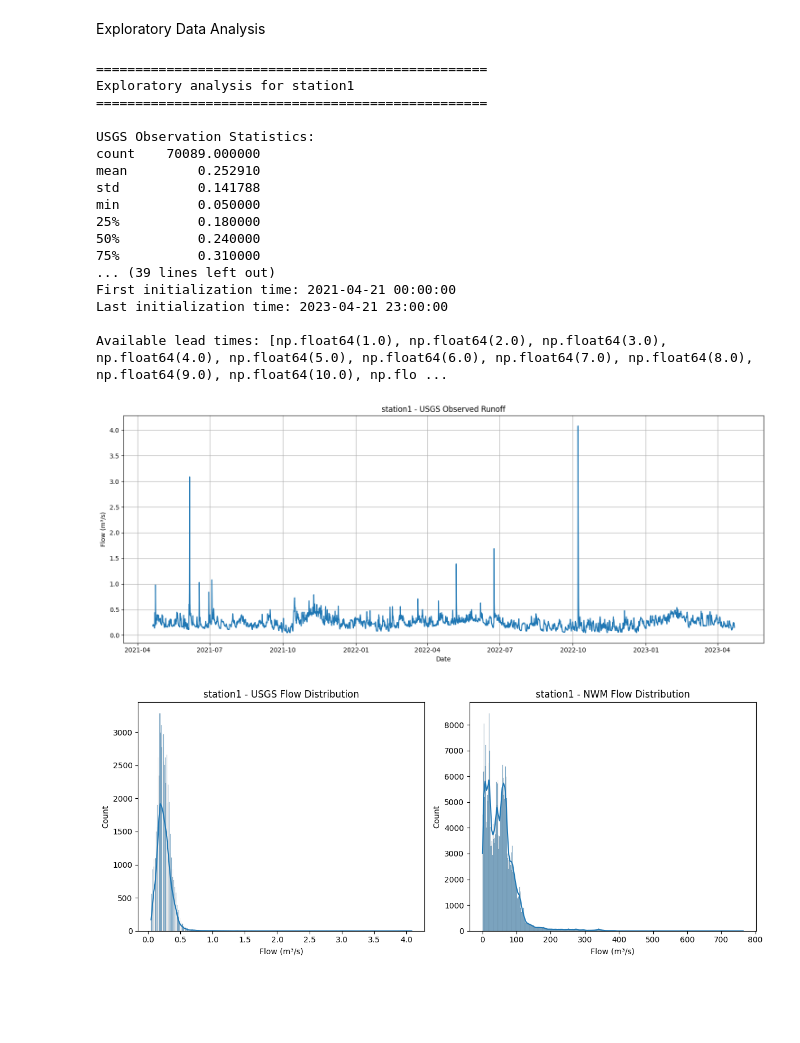
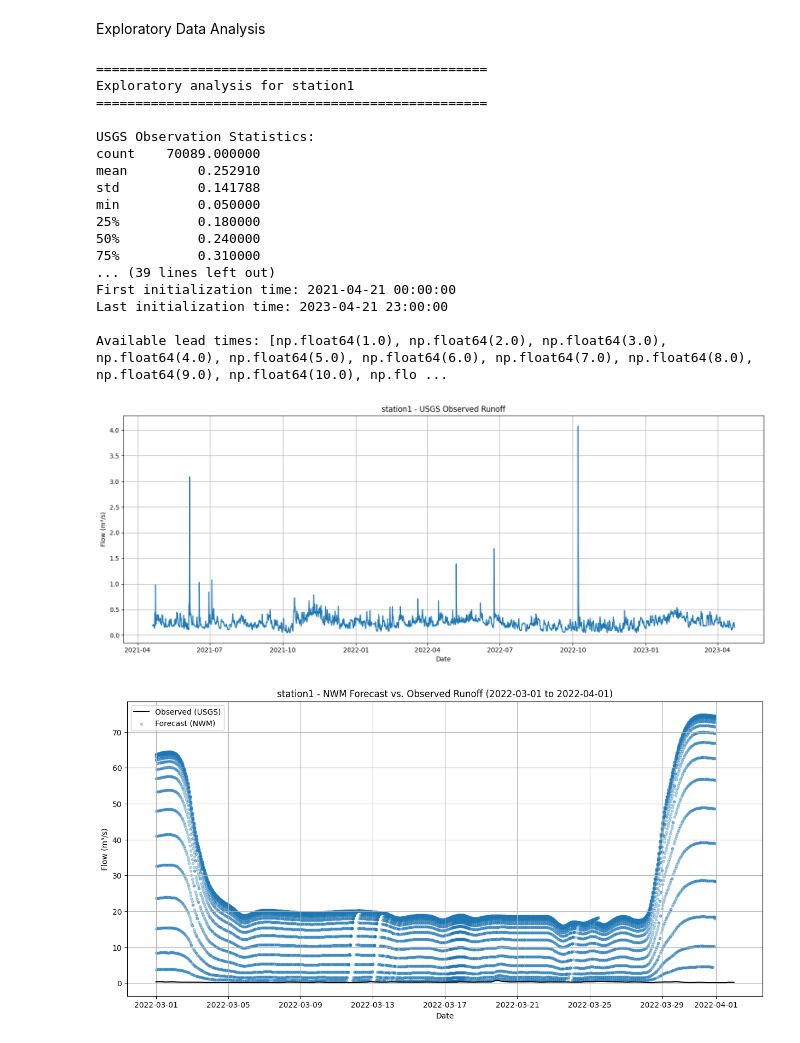
Before and after one commit to johnwaugh1/RunoffForecasting-2.0, a Jupyter notebook: notebooks/01-data-exploration.ipynb, the cells around one changed output. Saved outputs shown, nothing was run; the diff lists cells and outputs as text; code cells hidden in the pictures; blank space fills up the shorter version.

Commit message:
Finished data exploration, began preprocessing

```diff
--- a/notebooks/01-data-exploration.ipynb
+++ b/notebooks/01-data-exploration.ipynb
@@ -84,6 +82,8 @@ Saved cleaned USGS and NWM data for station2 to ../data/processed
 # %% [markdown]
 Exploratory Data Analysis
 # %%
+os.makedirs("../data/figures", exist_ok=True)
+
 for station_name, data in station_data.items():
     usgs_data = data['usgs']
     nwm_data = data['nwm']
@@ -143,34 +143,76 @@ for station_name, data in station_data.items():
     plt.savefig(f"../data/figures/{station_name}_usgs_timeseries.png")
     plt.show()
 
-    # Distribution of streamflow plot
-    plt.figure(figsize=(12, 5))
-    plt.subplot(1, 2, 1)
-    sns.histplot(usgs_data['USGSFlowValue'], kde=True)
-    plt.title(f'{station_name} - USGS Flow Distribution')
-    plt.xlabel('Flow (m³/s)')
+     # --- NEW: Overlay Plot for Direct Comparison ---
+    # Create a time slice for a clearer plot (e.g., one month)
+    sample_period_start = '2022-03-01'
+    sample_period_end = '2022-04-01'
+    usgs_sample = usgs_data[sample_period_start:sample_period_end]
 
-    plt.subplot(1, 2, 2)
-    sns.histplot(nwm_data['streamflow_value'], kde=True)
-    plt.title(f'{station_name} - NWM Flow Distribution')
-    plt.xlabel('Flow (m³/s)')
+    # Get NWM data valid within this period
+    nwm_sample = nwm_data[
+        (nwm_data['model_output_valid_time'] >= sample_period_start) &
+        (nwm_data['model_output_valid_time'] < sample_period_end)
+    ]
 
-    plt.tight_layout()
-    plt.savefig(f"../data/figures/{station_name}_flow_distribution.png")
+    plt.figure(figsize=(15, 7))
+    plt.plot(usgs_sample.index, usgs_sample['USGSFlowValue'], label='Observed (USGS)', color='black', zorder=5)
+    # Scatter plot for NWM forecasts to show multiple lead times for each point
+    plt.scatter(nwm_sample['model_output_valid_time'], nwm_sample['streamflow_value'],
+                label='Forecast (NWM)', alpha=0.3, s=10)
+    plt.title(f'{station_name} - NWM Forecast vs. Observed Runoff ({sample_period_start} to {sample_period_end})')
+    plt.xlabel('Date'); plt.ylabel('Flow (m³/s)'); plt.grid(True); plt.legend()
+    plt.savefig(f"../data/figures/{station_name}_overlay_comparison.png")
     plt.show()
 
-    # Example forecast plot
-    sample_init = init_times[len(init_times)//2]
-    sample_forecast = nwm_data[nwm_data['model_initialization_time'] == sample_init]
+    # Align Data and Analyze Forecast Error
+    print("\nAligning NWM forecasts with USGS observations...")
 
-    plt.figure(figsize=(10, 6))
-    plt.plot(sample_forecast['lead_time'], sample_forecast['streamflow_value'], 'o-')
-    plt.title(f'{station_name} - Example NWM Forecast\nInitialization: {sample_init}')
-    plt.xlabel('Lead Time (hours)')
-    plt.ylabel('Forecasted Flow (m³/s)')
+    # Sort data for efficient merging
+    usgs_data_sorted = usgs_data.sort_index()
+    nwm_data_sorted = nwm_data.sort_values(by='model_output_valid_time')
+
+    # Ensure both keys are timezone-aware (UTC) for merge_asof
+    nwm_data_sorted = nwm_data_sorted.copy()
+    if nwm_data_sorted['model_output_valid_time'].dt.tz is None:
+        nwm_data_sorted['model_output_valid_time'] = nwm_data_sorted['model_output_valid_time'].dt.tz_localize('UTC')
+    # usgs_data_sorted.index should already be tz-aware (UTC), but check and fix if not
+    if usgs_data_sorted.index.tz is None:
+        usgs_data_sorted = usgs_data_sorted.tz_localize('UTC')
+
+    # Align NWM forecasts to the closest preceding USGS observation time
+    aligned_df = pd.merge_asof(
+        left=nwm_data_sorted,
+        right=usgs_data_sorted,
+        left_on='model_output_valid_time',
+        right_index=True,
+        direction='nearest',
+        tolerance=pd.Timedelta(minutes=30) # Match within a 30-minute window
+    )
+
+    # Calculate the error
+    aligned_df.dropna(subset=['USGSFlowValue'], inplace=True)
+    aligned_df['error'] = aligned_df['streamflow_value'] - aligned_df['USGSFlowValue']
+
+    print(f"\nCreated aligned dataset with {len(aligned_df)} points.")
+
+    # Plot Error Distribution
+    plt.figure(figsize=(8, 5))
+    sns.histplot(aligned_df['error'], kde=True)
+    plt.title(f'{station_name} - Distribution of Forecast Error (NWM - USGS)')
+    plt.xlabel('Error (m³/s)'); plt.ylabel('Frequency')
     plt.grid(True)
-    plt.tight_layout()
-    plt.savefig(f"../data/figures/{station_name}_example_forecast.png")
+    plt.axvline(0, color='red', linestyle='--')
+    plt.savefig(f"../data/figures/{station_name}_error_distribution.png")
+    plt.show()
+
+    # Plot Error vs. Lead Time
+    plt.figure(figsize=(12, 7))
+    sns.boxplot(data=aligned_df, x='lead_time', y='error')
+    plt.title(f'{station_name} - Forecast Error vs. Lead Time')
+    plt.xlabel('Lead Time (hours)'); plt.ylabel('Error (m³/s)')
+    plt.grid(True)
+    plt.savefig(f"../data/figures/{station_name}_error_vs_leadtime.png")
     plt.show()
 
     # Save statistics and convert to DataFrame
@@ -184,31 +226,31 @@ for station_name, data in station_data.items():
         'NWM_data_points': len(nwm_data),
         'NWM_missing': missing_nwm['streamflow_value'],
         'NWM_min_flow': nwm_data['streamflow_value'].min(),
         'NWM_max_flow': nwm_data['streamflow_value'].max(),
         'NWM_mean_flow': nwm_data['streamflow_value'].mean(),
         'Forecast_init_count': len(init_times),
         'Lead_times': sorted(lead_times)
     }
 
     summary_df = pd.DataFrame([summary])
     summary_df.to_csv(f"../data/processed/{station_name}_summary.csv", index=False)
 # %% [output]
 ==================================================
 Exploratory analysis for station1
 ==================================================
 
 USGS Observation Statistics:
 count    70089.000000
 mean         0.252910
 std          0.141788
 min          0.050000
 25%          0.180000
 50%          0.240000
 75%          0.310000
 ... (39 lines left out)
 First initialization time: 2021-04-21 00:00:00
 Last initialization time: 2023-04-21 23:00:00
 
 Available lead times: [np.float64(1.0), np.float64(2.0), np.float64(3.0), np.float64(4.0), np.float64(5.0), np.float64(6.0), np.float64(7.0), np.float64(8.0), np.float64(9.0), np.float64(10.0), np.flo ...
 [figure]
-[figure, old version]
+[figure, new version]
```
Also changed, not shown: parts of 2 cells of this notebook, 7 other files.
